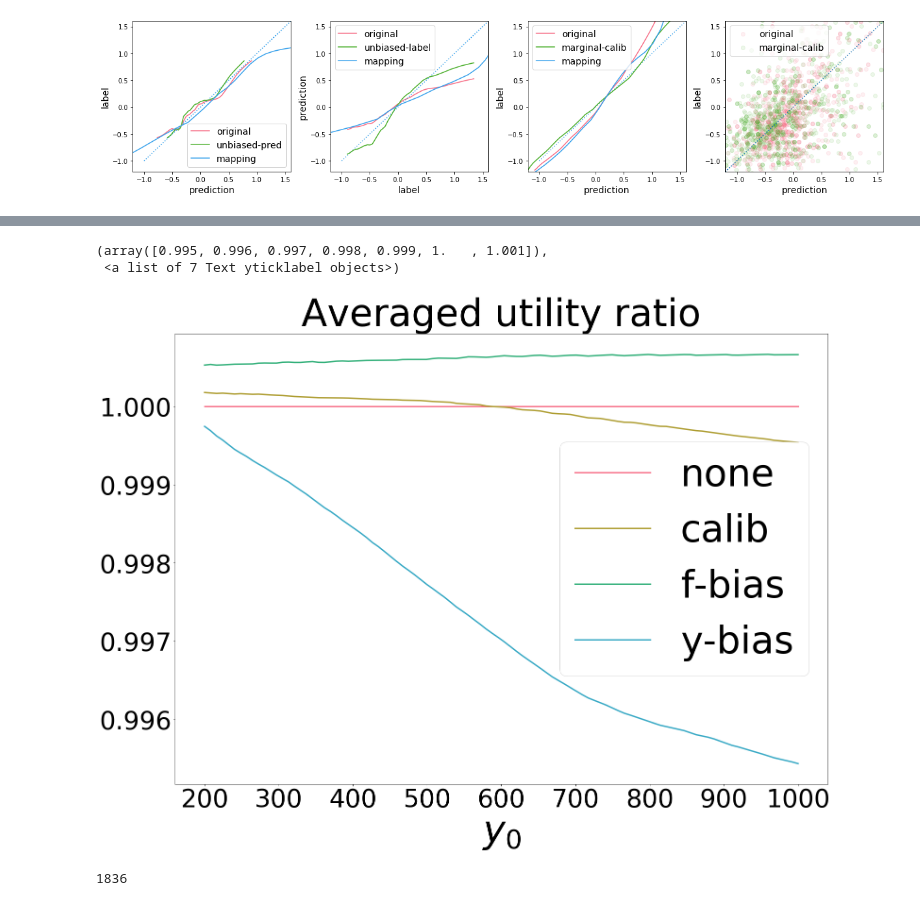
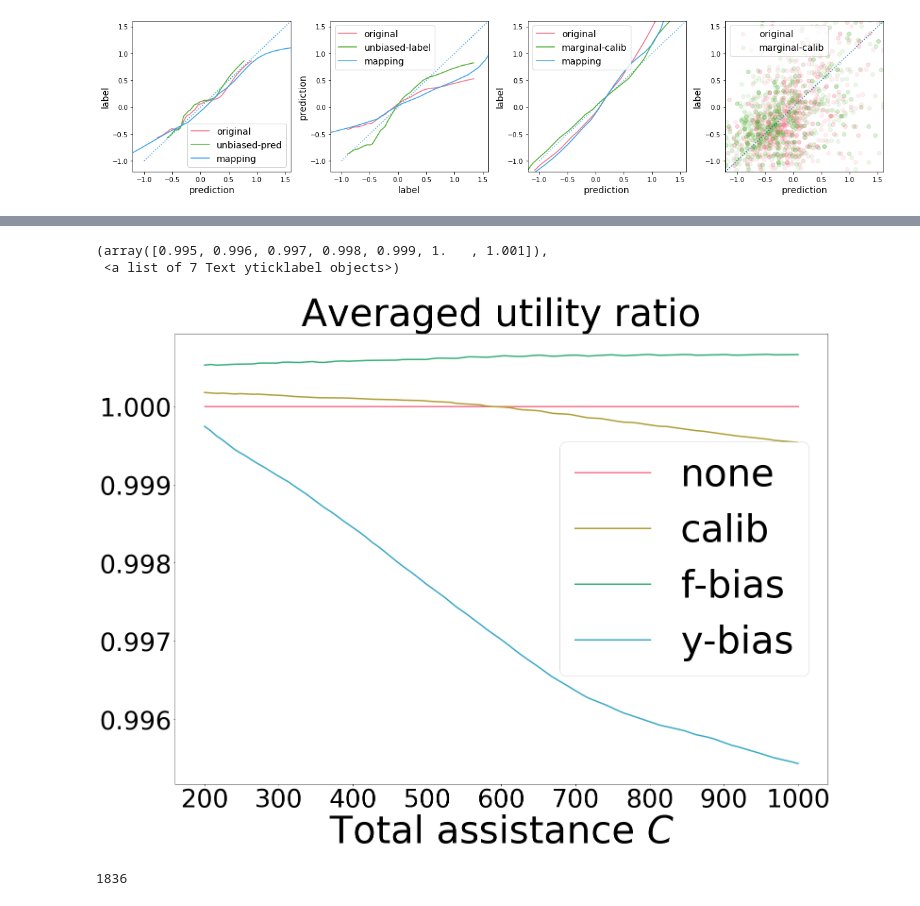
Before and after one commit to ShengjiaZhao/RegressionConstraint, a Jupyter notebook: sustain_regression.ipynb, the cells around one changed output, grey strips where cells are left out. Saved outputs shown, nothing was run; the diff lists cells and outputs as text; code cells hidden in the pictures.

```diff
--- a/sustain_regression.ipynb
+++ b/sustain_regression.ipynb
@@ -518,35 +681,35 @@ for i in range(4):
         _, y_0 = plot_errbar_div(ax1, test_labels[:utility_points], test_utility[:utility_points],
                 label=label_, c=colors[i])
     else:
         plot_errbar_div(ax1, test_labels[:utility_points], test_utility[:utility_points],
                 label=label_, c=colors[i], require_div=True, y_0=y_0)
 
 
 # ax1.set_ylim([0.6, 1.5])
 # ax1.set_ylim([1., 1.5])
 fontsize = 80
 # if args.dataset == "gdp":
 # #     ax1.set_title("China GDP per capita prediction ({})".format(args.model), fontsize=fontsize)
 #     ax1.set_title("{} model".format(args.model), fontsize=fontsize)
 # else:
 #     ax1.set_title("Uganda poverty prediction", fontsize=fontsize)
 
 ax1.legend(fontsize=fontsize)
-ax1.set_xlabel(r"$y_0$", fontsize=fontsize)
+ax1.set_xlabel(r"Total assistance $C$", fontsize=fontsize)
 # ax1.set_ylabel("Normalized averaged utility", fontsize=fontsize)
 ax1.set_title("Averaged utility ratio", fontsize=fontsize)
 
 # ax1.set_ylabel(r"$\frac{u(\epsilon)_{method}}{u(\epsilon)_{none}}$", fontsize=fontsize)
 
 plt.tight_layout()
 plt.xticks(fontsize=fontsize/1.5)
 plt.yticks(fontsize=fontsize/1.5)
 # plt.savefig('plots/result_{}_knn.png'.format(args.dataset))
 # plt.close()
 # %% [output]
 (array([0.995, 0.996, 0.997, 0.998, 0.999, 1.   , 1.001]),
  <a list of 7 Text yticklabel objects>)
-[figure, old version]
+[figure, new version]
 # %%
 len(test_dataset)
 # %% [output]
```
Also changed, not shown: parts of 4 cells of this notebook.
